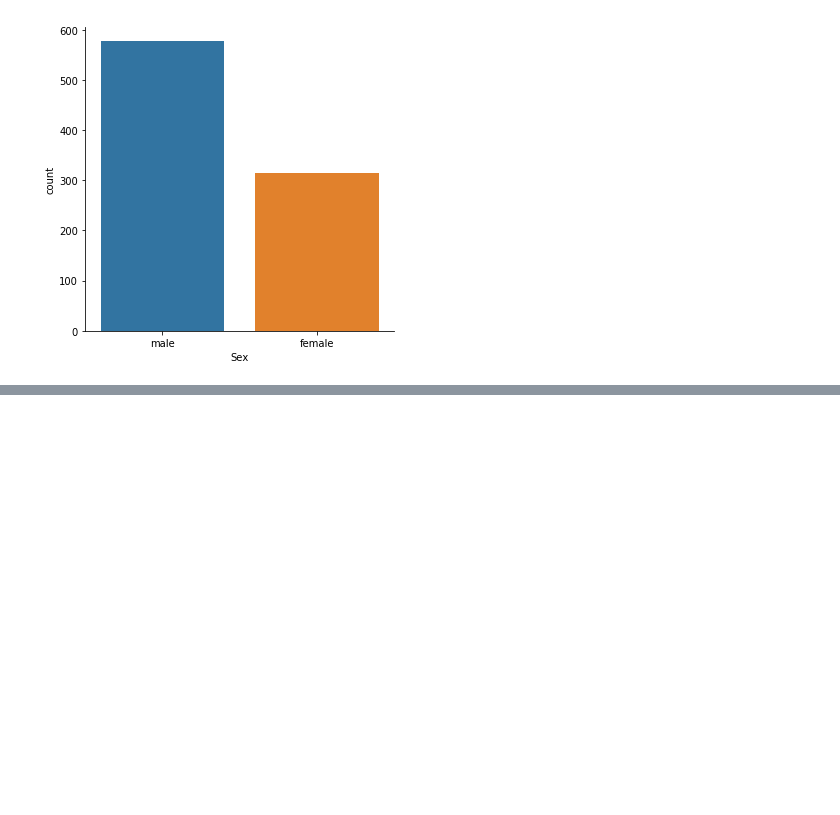
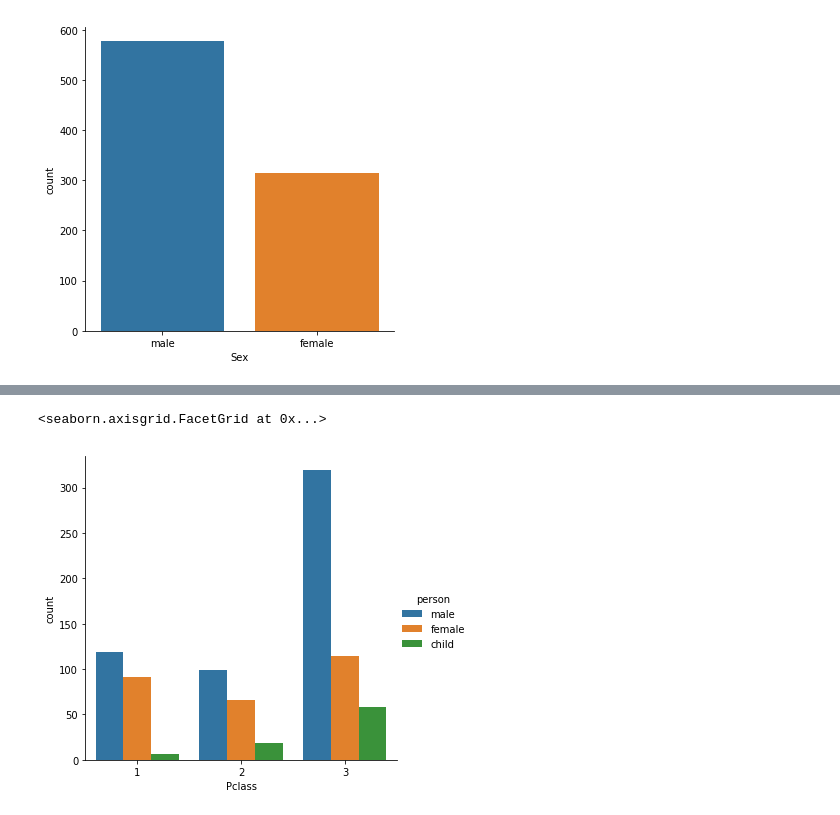
Before and after one commit to rohailkhan/titanic_more, a Jupyter notebook: Titanic analysis.ipynb, the cells around one changed output, grey strips where cells are left out. Drawn from its saved outputs; the diff is of its cells as text; code cells hidden in the pictures; blank space fills up the shorter version.

```diff
--- a/Titanic analysis.ipynb
+++ b/Titanic analysis.ipynb
@@ -62,3 +62,5 @@ def male_female_child(passenger):
         return 'child'
     else:
         return sex
+# %%
+titanic_df['person']=titanic_df[['Age','Sex']].apply(male_female_child,axis=1)
@@ -64,0 +83,6 @@ def male_female_child(passenger):
+# %%
+# lets check factor plot to find the passengers in different classes
+sns.factorplot('Pclass',data=titanic_df,hue='person',kind='count')
+# %% [output]
+<seaborn.axisgrid.FacetGrid at 0x...>
+[figure, added]
```
Also changed, not shown: parts of 8 cells of this notebook.
